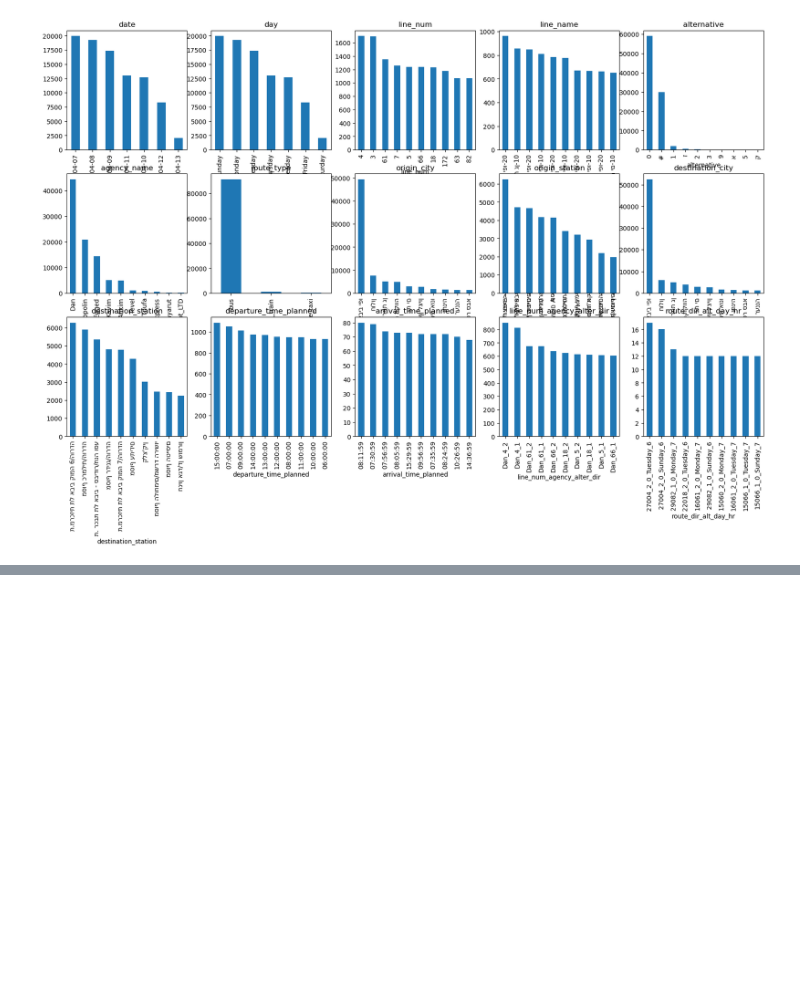
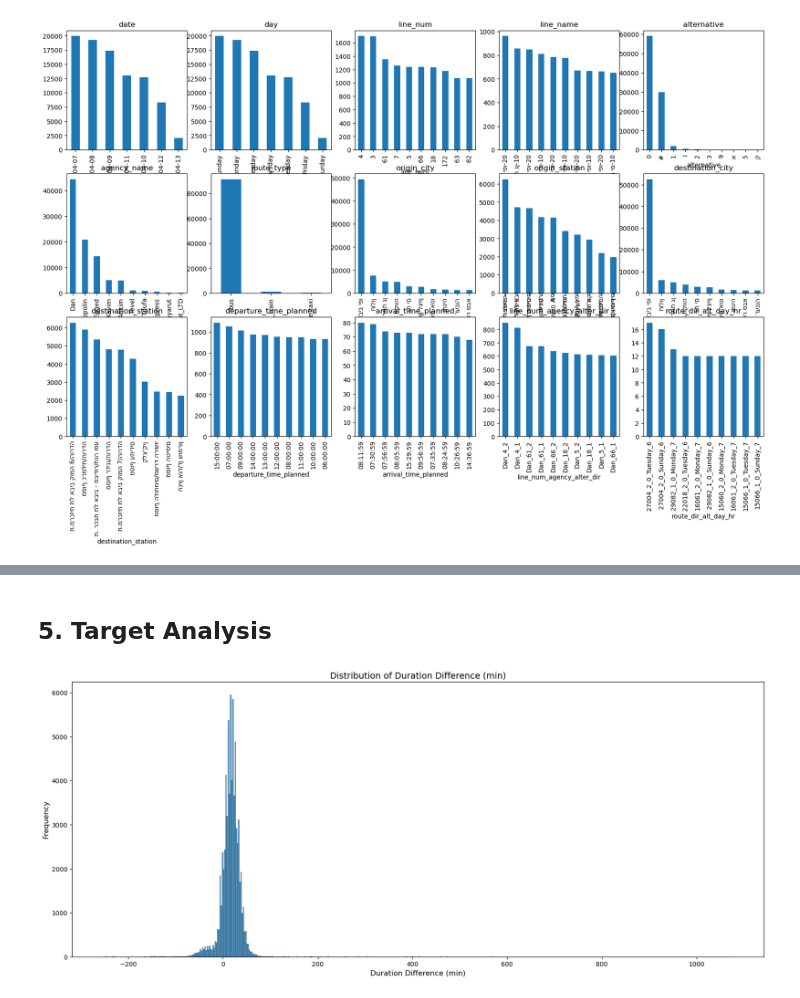
Before and after one commit to ofer-geo/public_transport_ML, a Jupyter notebook: notebooks/EDA_recovered.ipynb, the cells around one changed output, grey strips where cells are left out. Drawn from its saved outputs; the diff is of its cells as text; code cells hidden in the pictures; blank space fills up the shorter version.

```diff
--- a/notebooks/EDA_recovered.ipynb
+++ b/notebooks/EDA_recovered.ipynb
@@ -340,0 +409,11 @@ plt.show()
+# %% [markdown]
+## 5. Target Analysis
+# %%
+plt.figure(figsize=(20, 8))
+sns.histplot(df['duration_difference_min'])
+plt.title('Distribution of Duration Difference (min)', fontsize=14)
+plt.xlabel('Duration Difference (min)', fontsize=12)
+plt.ylabel('Frequency', fontsize=12)
+plt.show()
+# %% [output]
+[figure, added]
```
Also changed, not shown: parts of 6 cells of this notebook, 2 other files.
